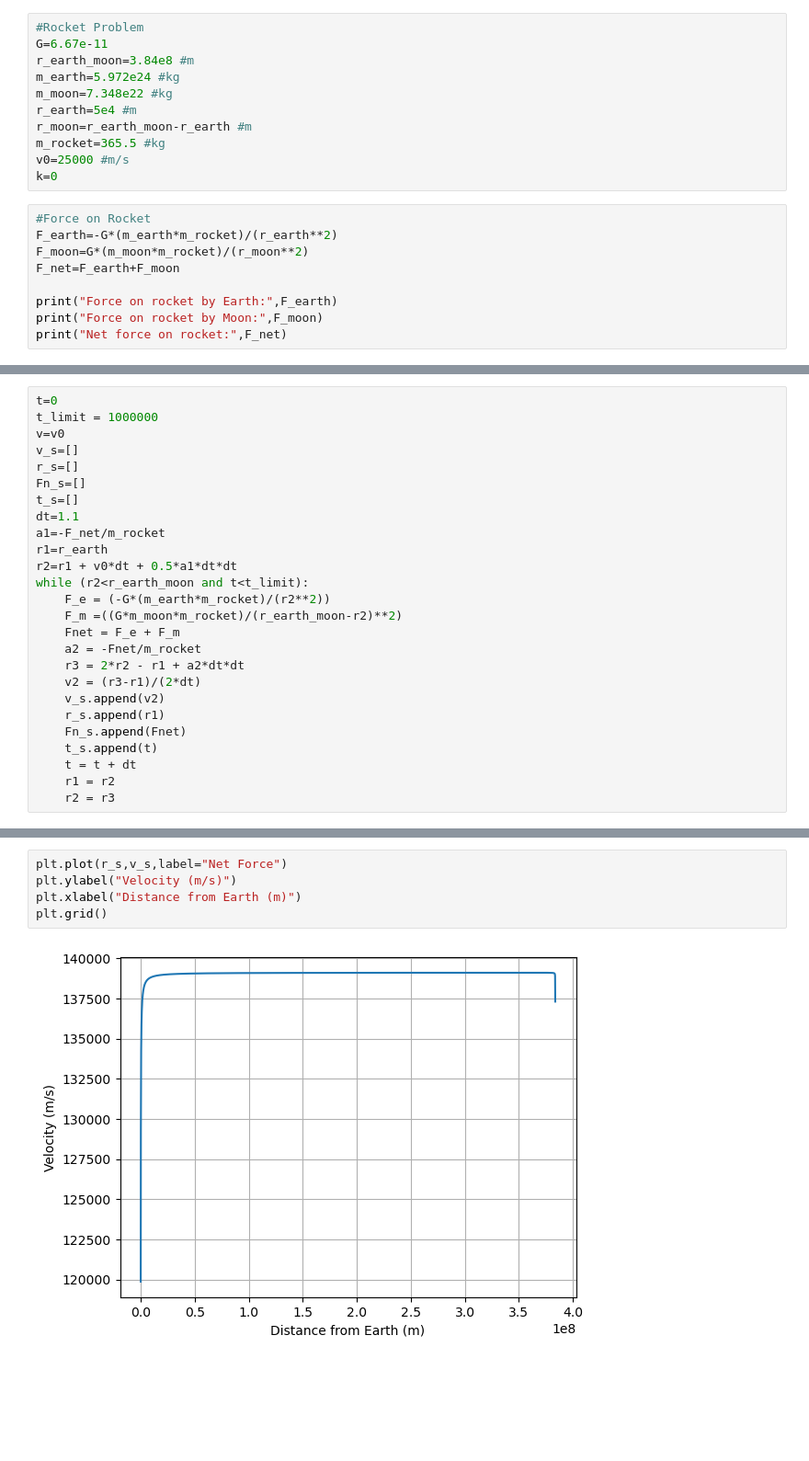
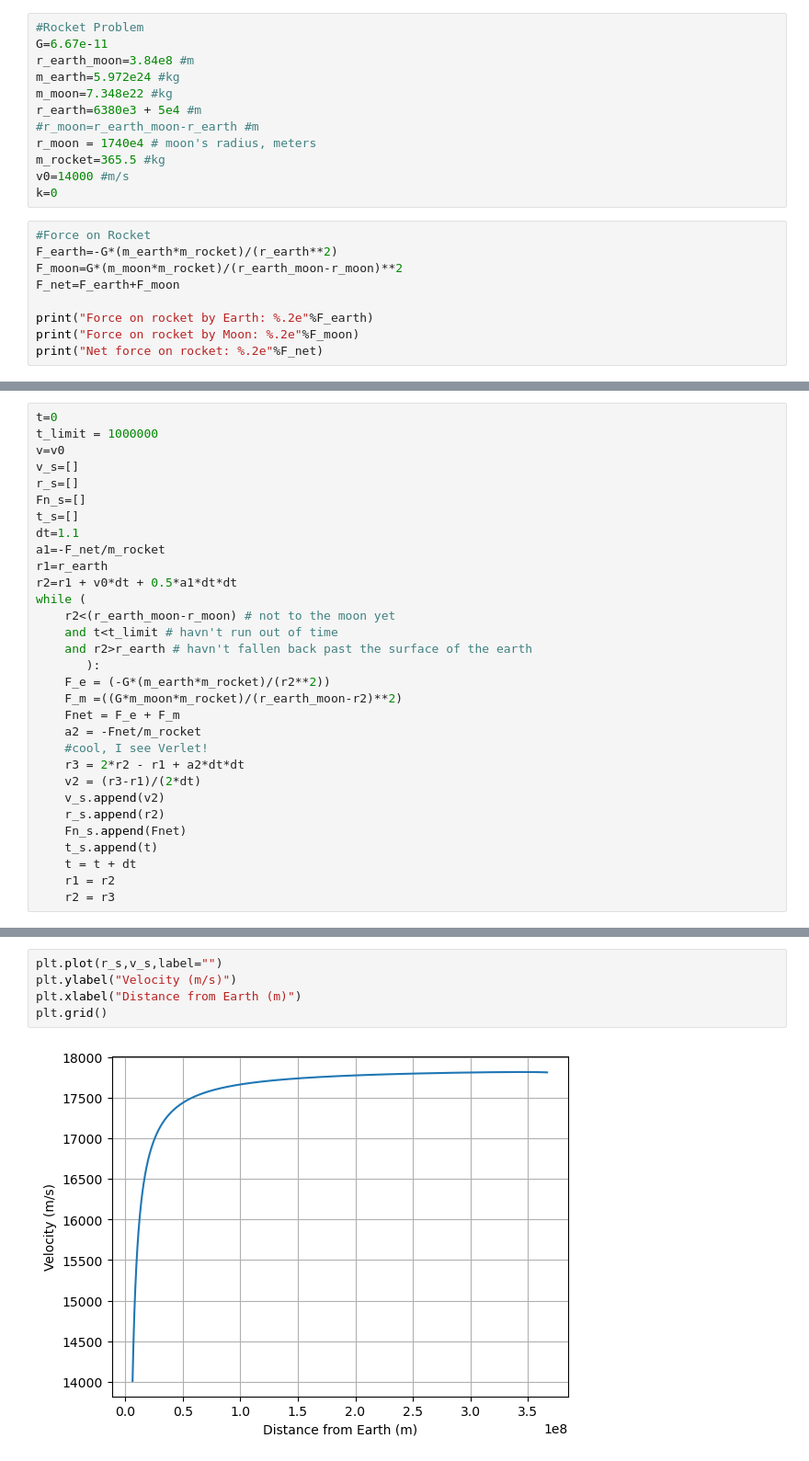
Before and after one commit to ntmoore/phys320_fall24_examples, a Jupyter notebook: student_work/Motion Python Rocket.ipynb, the cells around one changed output, grey strips where cells are left out. Shown: that part at 92% size. Saved outputs shown, nothing was run; the diff lists cells and outputs as text; blank space fills up the shorter version.

```diff
--- a/student_work/Motion Python Rocket.ipynb
+++ b/student_work/Motion Python Rocket.ipynb
@@ -4,18 +4,19 @@ G=6.67e-11
 r_earth_moon=3.84e8 #m
 m_earth=5.972e24 #kg
 m_moon=7.348e22 #kg
-r_earth=5e4 #m
-r_moon=r_earth_moon-r_earth #m
+r_earth=6380e3 + 5e4 #m
+#r_moon=r_earth_moon-r_earth #m
+r_moon = 1740e4 # moon's radius, meters
 m_rocket=365.5 #kg
-v0=25000 #m/s
+v0=14000 #m/s
 k=0
 # %%
 #Force on Rocket
 F_earth=-G*(m_earth*m_rocket)/(r_earth**2)
-F_moon=G*(m_moon*m_rocket)/(r_moon**2)
+F_moon=G*(m_moon*m_rocket)/(r_earth_moon-r_moon)**2
 F_net=F_earth+F_moon
 
-print("Force on rocket by Earth:",F_earth)
-print("Force on rocket by Moon:",F_moon)
-print("Net force on rocket:",F_net)
+print("Force on rocket by Earth: %.2e"%F_earth)
+print("Force on rocket by Moon: %.2e"%F_moon)
+print("Net force on rocket: %.2e"%F_net)
 # %% [output]
@@ -34,15 +35,20 @@ dt=1.1
 a1=-F_net/m_rocket
 r1=r_earth
 r2=r1 + v0*dt + 0.5*a1*dt*dt
-while (r2<r_earth_moon and t<t_limit):
+while (
+    r2<(r_earth_moon-r_moon) # not to the moon yet
+    and t<t_limit # havn't run out of time
+    and r2>r_earth # havn't fallen back past the surface of the earth
+       ):
     F_e = (-G*(m_earth*m_rocket)/(r2**2))
     F_m =((G*m_moon*m_rocket)/(r_earth_moon-r2)**2)
     Fnet = F_e + F_m
     a2 = -Fnet/m_rocket
+    #cool, I see Verlet!
     r3 = 2*r2 - r1 + a2*dt*dt
     v2 = (r3-r1)/(2*dt)
     v_s.append(v2)
-    r_s.append(r1)
+    r_s.append(r2)
     Fn_s.append(Fnet)
     t_s.append(t)
     t = t + dt
@@ -60,7 +66,7 @@ plt.grid()
 # %%
-plt.plot(r_s,v_s,label="Net Force")
+plt.plot(r_s,v_s,label="")
 plt.ylabel("Velocity (m/s)")
 plt.xlabel("Distance from Earth (m)")
 plt.grid()
 # %% [output]
-[figure, old version]
+[figure, new version]
```
Also changed, not shown: parts of 2 cells of this notebook.
